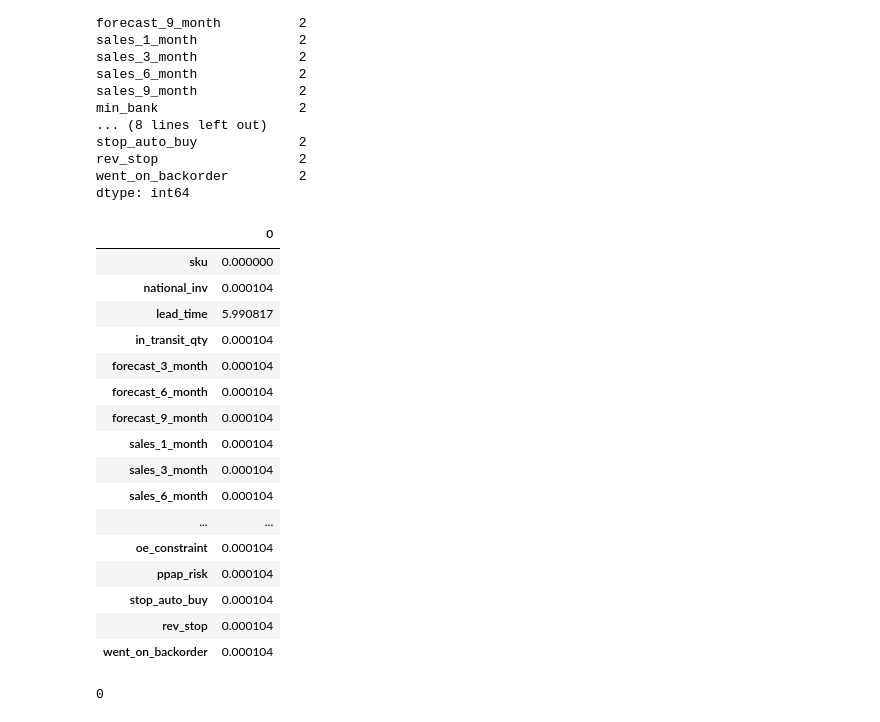
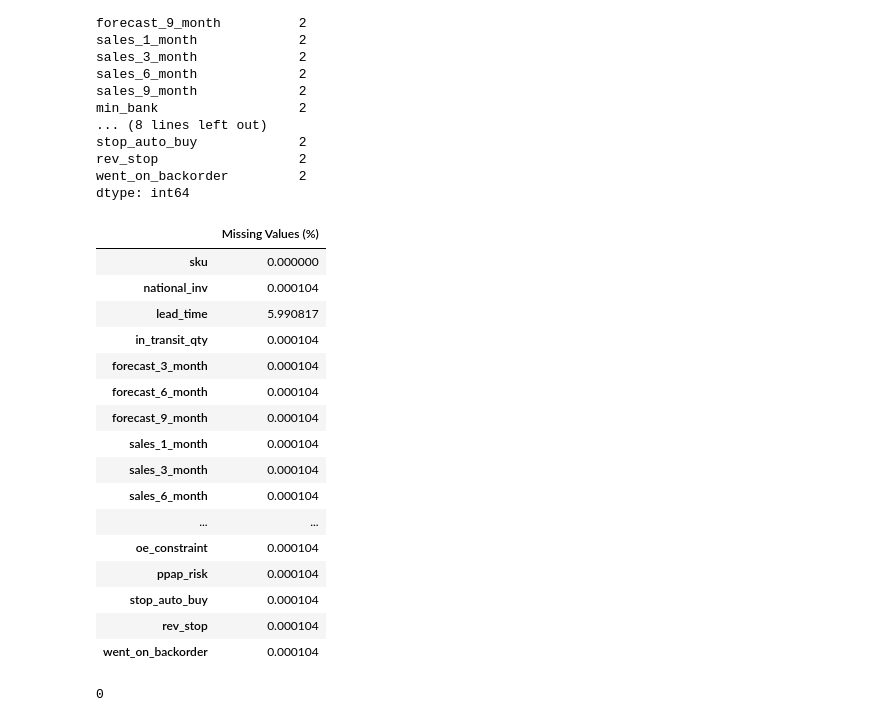
Before and after one commit to Michael-yousuf123/backorder-prediction, a Jupyter notebook: notebook/exploration.ipynb, the cells around one changed output. Saved outputs shown, nothing was run; the diff lists cells and outputs as text; code cells hidden in the pictures.

```diff
--- a/notebook/exploration.ipynb
+++ b/notebook/exploration.ipynb
@@ -115,9 +115,9 @@ rev_stop                  2
 went_on_backorder         2
 dtype: int64
 # %%
-pd.DataFrame(df.isnull().sum()/len(df.index)*100)
+pd.DataFrame({"Missing Values (%)": df.isnull().sum()/len(df.index)*100})
 # %% [output]
-|  | 0 |
+|  | Missing Values (%) |
 | sku | 0.000000 |
 | national_inv | 0.000104 |
 | lead_time | 5.990817 |
```
Also changed, not shown: parts of 9 cells of this notebook, 1 other file.
